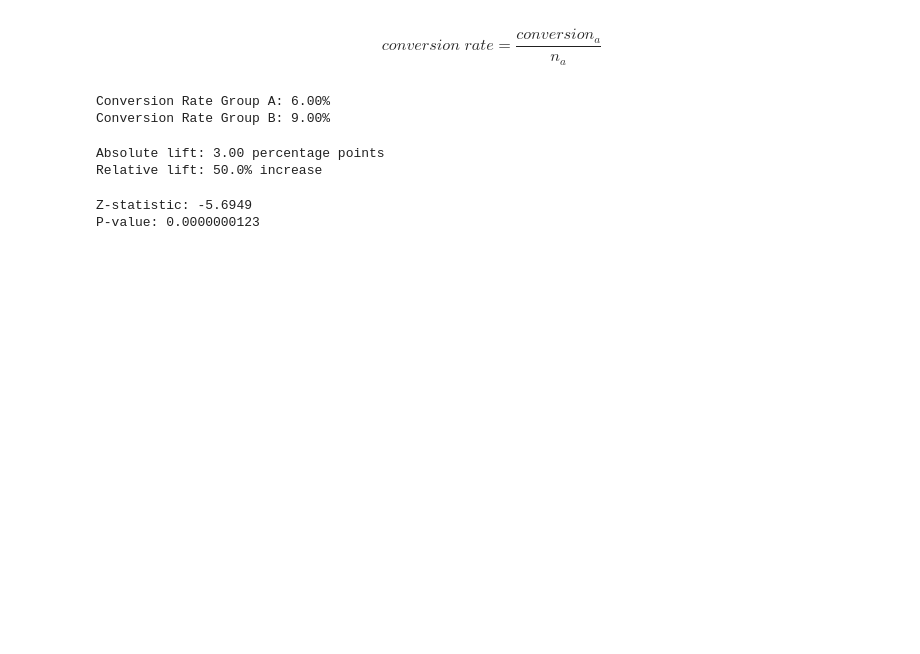
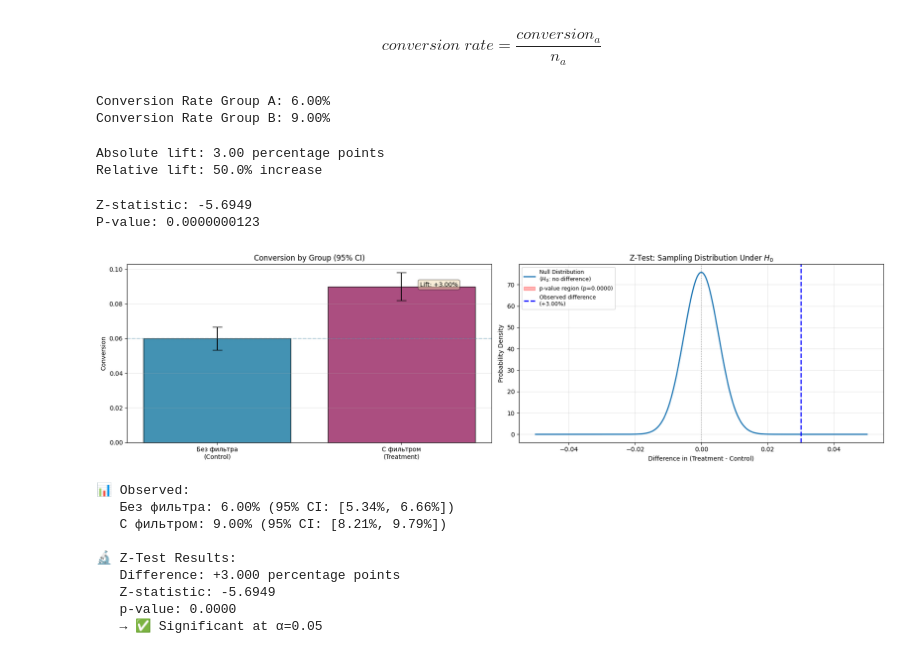
Before and after one commit to sxvxmx/sp_analysis, a Jupyter notebook: ab.ipynb, the cells around one changed output. Cells and saved outputs as stored; diff of their text form; code cells hidden in the pictures; blank space fills up the shorter version.

Commit message:
visuals naming

```diff
--- a/ab.ipynb
+++ b/ab.ipynb
@@ -38,3 +41,72 @@ print(f"P-value: {p_value:.10f}")
 # %% [output]
 Z-statistic: -5.6949
 P-value: 0.0000000123
+# %%
+n_c, n_t = n_a, n_b
+s_c, s_t = conversions_a, conversions_b
+p_c, p_t = s_c/n_c, s_t/n_t
+
+count = np.array([s_c, s_t])
+nobs = np.array([n_c, n_t])
+z_stat, p_value = sm.stats.proportions_ztest(count, nobs, alternative='two-sided')
+
+ci_c = sm.stats.proportion_confint(s_c, n_c, alpha=0.05, method='normal')
+ci_t = sm.stats.proportion_confint(s_t, n_t, alpha=0.05, method='normal')
+# %%
+fig, ax = plt.subplots(1, 2, figsize=(18, 5))
+
+groups = ['Без фильтра\n(Control)', 'С фильтром\n(Treatment)']
+rates = [p_c, p_t]
+errors = [(p_c - ci_c[0], ci_c[1] - p_c),
+          (p_t - ci_t[0], ci_t[1] - p_t)]
+
+ax[0].bar(groups, rates, yerr=np.array(errors).T, capsize=8,
+          color=['#2E86AB', '#A23B72'], edgecolor='black', alpha=0.9)
+ax[0].set_ylabel('Conversion')
+ax[0].set_title('Conversion by Group (95% CI)')
+ax[0].axhline(y=p_c, color='#2E86AB', linestyle='--', alpha=0.3)
+ax[0].text(1.1, p_t, f'Lift: {(p_t-p_c)*100:+.2f}%',
+           bbox=dict(boxstyle='round', facecolor='wheat', alpha=0.5))
+ax[0].grid(axis='y', alpha=0.3)
+
+p_pool = (s_c + s_t) / (n_c + n_t)
+se_null = np.sqrt(p_pool * (1 - p_pool) * (1/n_c + 1/n_t))
+
+diff_obs = p_t - p_c
+x = np.linspace(-0.05, 0.05, 1000)
+y = stats.norm.pdf(x, loc=0, scale=se_null)
+
+ax[1].plot(x, y, label='Null Distribution\n($H_0$: no difference)', linewidth=2)
+ax[1].fill_between(x, y, where=(x <= -abs(diff_obs)) | (x >= abs(diff_obs)),
+                   alpha=0.3, color='red', label=f'p-value region (p={p_value:.4f})')
+ax[1].axvline(x=diff_obs, color='blue', linestyle='--', linewidth=2,
+             label=f'Observed difference\n({diff_obs*100:+.2f}%)')
+ax[1].axvline(x=0, color='gray', linestyle=':', alpha=0.5)
+ax[1].set_xlabel('Difference in (Treatment - Control)')
+ax[1].set_ylabel('Probability Density')
+ax[1].set_title('Z-Test: Sampling Distribution Under $H_0$')
+ax[1].legend(fontsize=9)
+ax[1].grid(alpha=0.3)
+plt.tight_layout()
+plt.show()
+
+
+print(f"📊 Observed:")
+print(f"   Без фильтра: {p_c*100:.2f}% (95% CI: [{ci_c[0]*100:.2f}%, {ci_c[1]*100:.2f}%])")
+print(f"   С фильтром: {p_t*100:.2f}% (95% CI: [{ci_t[0]*100:.2f}%, {ci_t[1]*100:.2f}%])")
+print(f"\n🔬 Z-Test Results:")
+print(f"   Difference: {(p_t - p_c)*100:+.3f} percentage points")
+print(f"   Z-statistic: {z_stat:.4f}")
+print(f"   p-value: {p_value:.4f}")
+print(f"   → {'✅ Significant' if p_value < 0.05 else '❌ Not significant'} at α=0.05")
+# %% [output]
+[figure, added]
+📊 Observed:
+   Без фильтра: 6.00% (95% CI: [5.34%, 6.66%])
+   С фильтром: 9.00% (95% CI: [8.21%, 9.79%])
+
+🔬 Z-Test Results:
+   Difference: +3.000 percentage points
+   Z-statistic: -5.6949
+   p-value: 0.0000
+   → ✅ Significant at α=0.05
```
Also changed, not shown: parts of 1 cell of this notebook.
